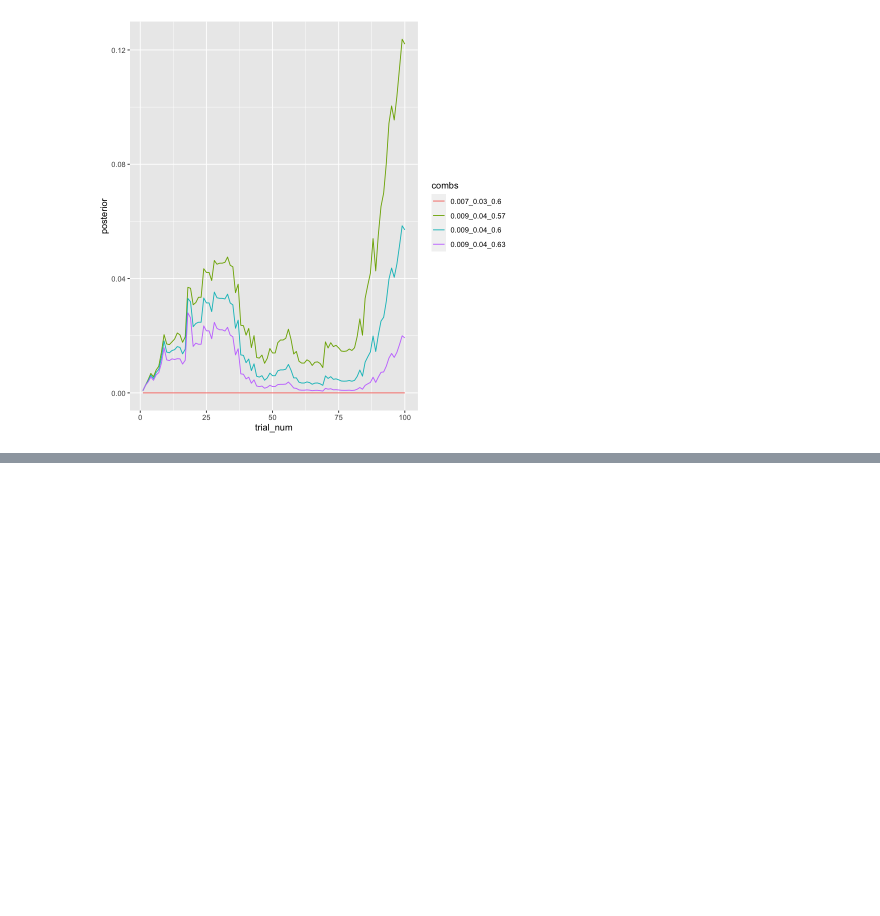
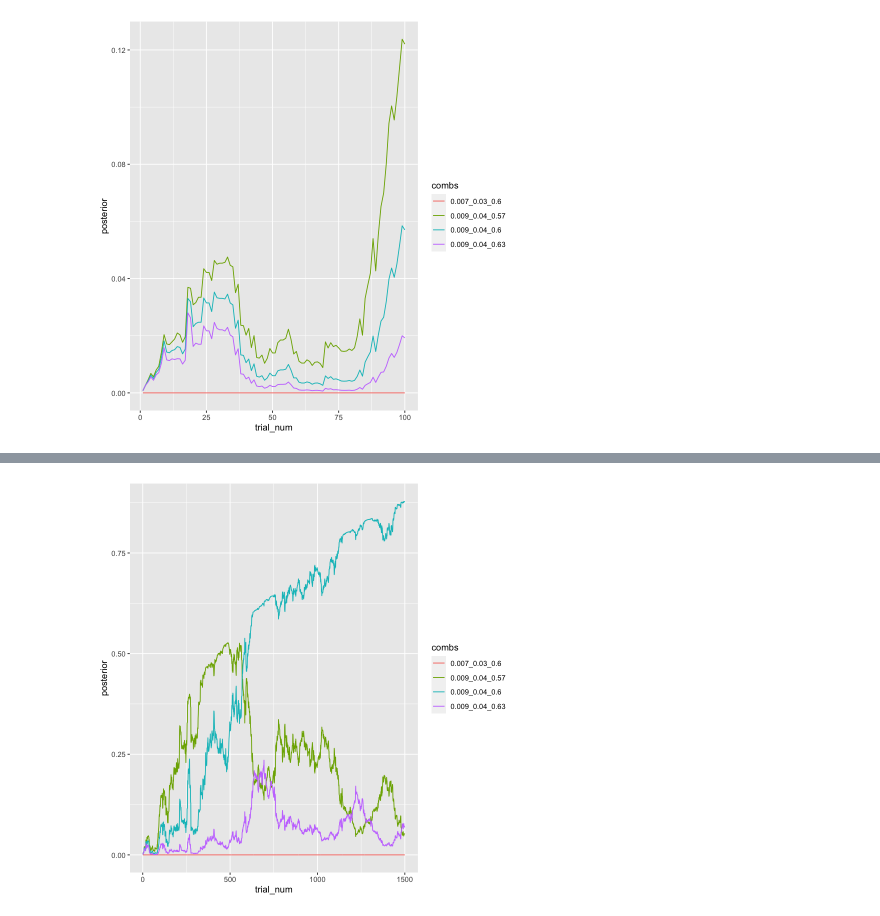
Before and after one commit to zenkavi/ADDM.jl, a Jupyter notebook: performance/grid_search_benchmarks_outputs.ipynb, the cells around one changed output, grey strips where cells are left out. Cells and saved outputs as stored; diff of their text form; code cells hidden in the pictures; blank space fills up the shorter version.

```diff
--- a/performance/grid_search_benchmarks_outputs.ipynb
+++ b/performance/grid_search_benchmarks_outputs.ipynb
@@ -280,0 +394,3 @@ cur_posteriors %>%
+# %%
+trial_posteriors = list.files(files_path, pattern = "2024-03[^/]*trial_posteriors.csv")
+trial_posteriors
@@ -280,0 +410,4 @@ cur_posteriors %>%
+# %%
+fn = trial_posteriors[4]
+fn_info = strsplit(fn, "_")[[1]]
+fn_info
@@ -280,0 +417,2 @@ cur_posteriors %>%
+# %%
+cur_posteriors = read.csv(paste0(files_path, fn))
@@ -281,2 +445,11 @@ cur_posteriors %>%
+# %%
+cur_posteriors %>%
+  # filter(trial_num < 101) %>%
+  mutate(combs = paste0(d, "_", sigma, "_", theta)) %>%
+  filter((combs == "0.009_0.04_0.6") | (combs == "0.009_0.04_0.63") | (combs == "0.009_0.04_0.57") | (combs == "0.007_0.03_0.6")) %>%
+  ggplot(aes(trial_num, posterior, color = combs)) +
+  geom_line()
+# %% [output]
+[figure, added]
 # %% [markdown]
 - ~~Check if all jobs ran for the 8000 param combination version~~ Yes.
```
Also changed, not shown: parts of 16 cells of this notebook, 4 other files.
